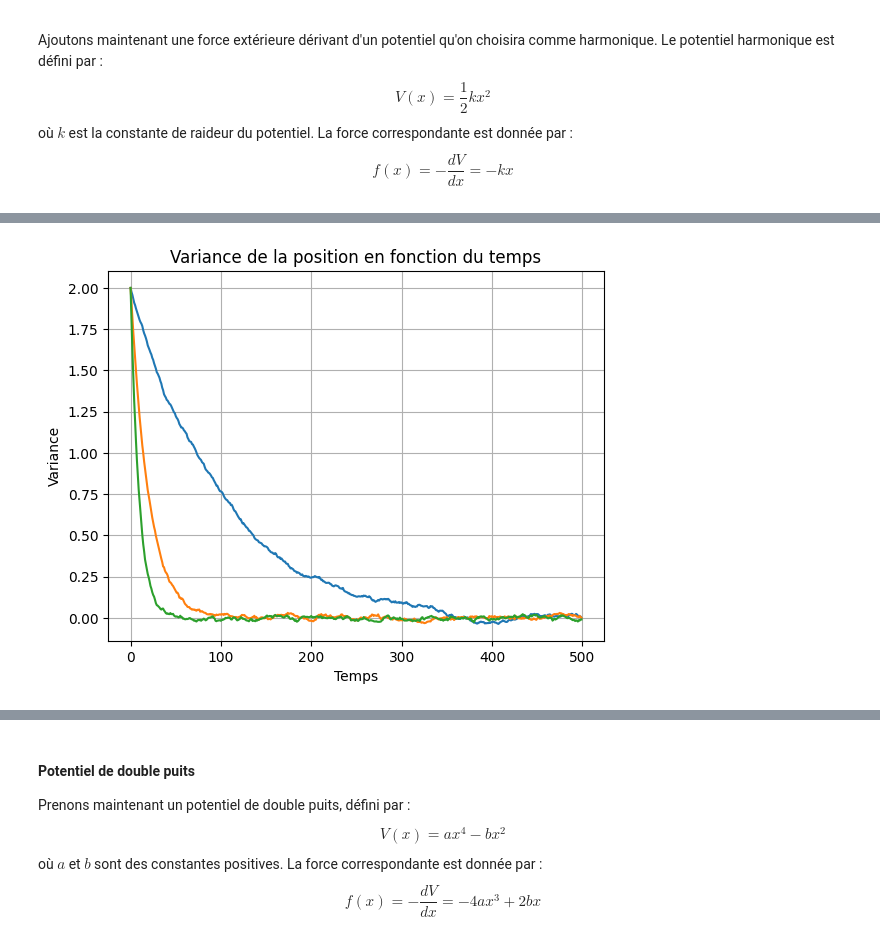
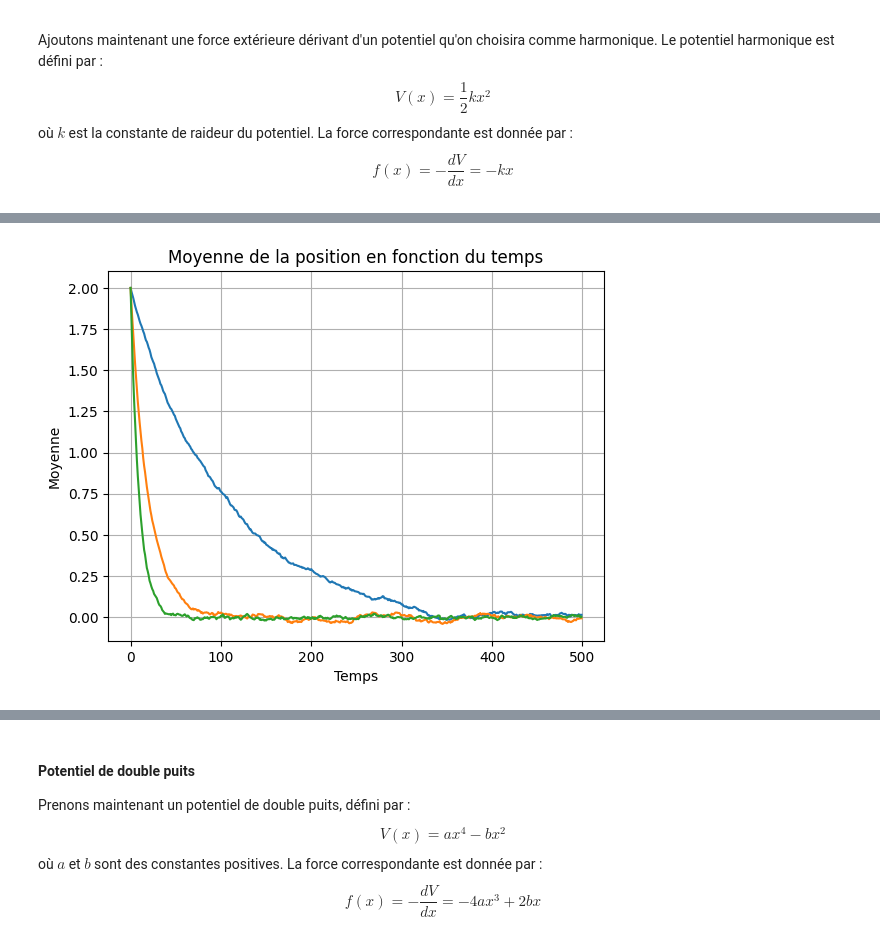
Before and after one commit to ostix360/Brownian-Motion, a Jupyter notebook: CR_Merged.ipynb, the cells around one changed output, grey strips where cells are left out. Cells and saved outputs as stored; diff of their text form; code cells hidden in the pictures.

```diff
--- a/CR_Merged.ipynb
+++ b/CR_Merged.ipynb
@@ -225,11 +237,11 @@ interactive(children=(IntSlider(value=0, description='nb', max=0), IntSlider(val
 <function __main__.show_stats(nb, k=0)>
 # %%
-vars = y.mean(axis=2).T
-plt.plot(vars)
+moys = y.mean(axis=2).T
+plt.plot(moys)
 plt.xlabel("Temps")
-plt.ylabel("Variance")
-plt.title("Variance de la position en fonction du temps")
+plt.ylabel("Moyenne")
+plt.title("Moyenne de la position en fonction du temps")
 plt.grid()
 plt.show()
 # %% [output]
-[figure, old version]
+[figure, new version]
```
Also changed, not shown: parts of 24 cells of this notebook.
